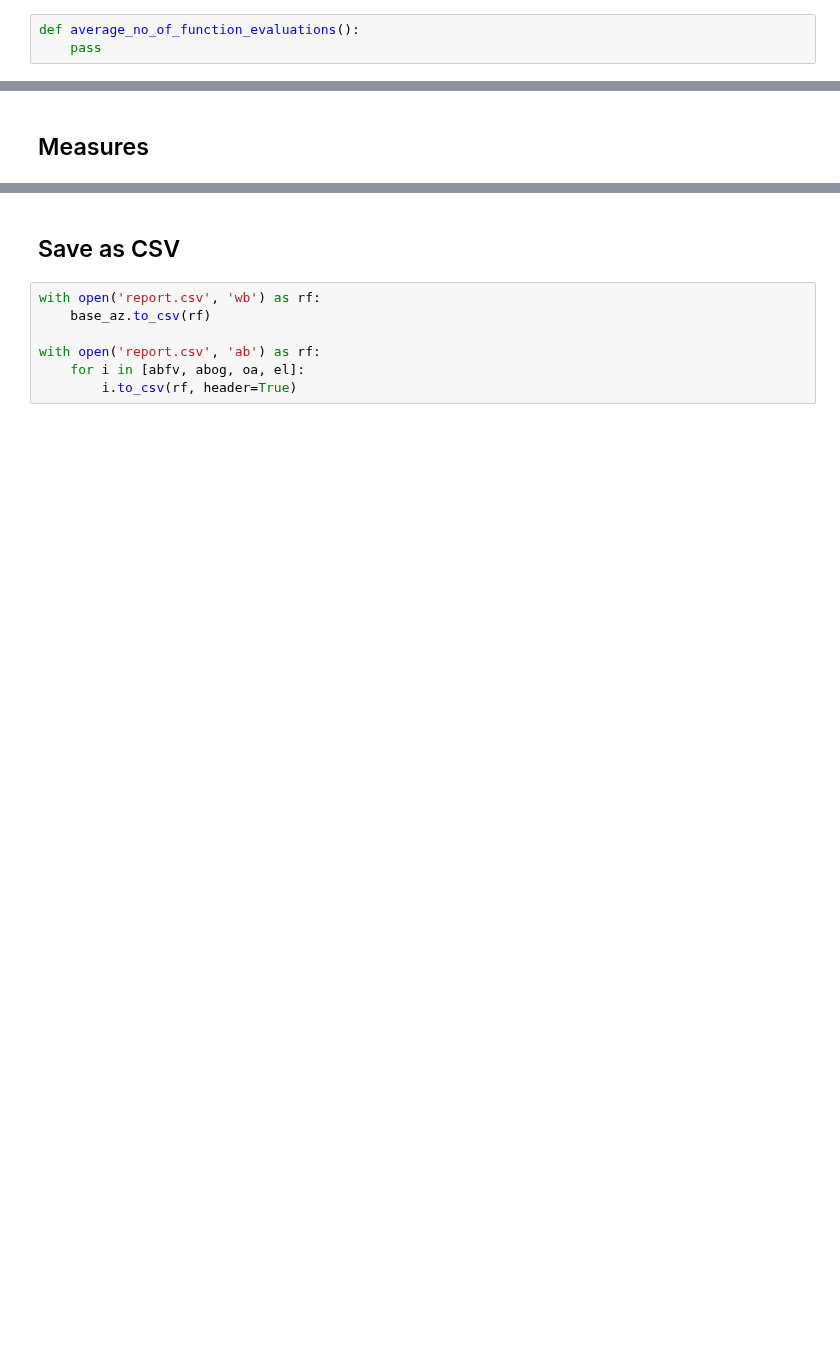
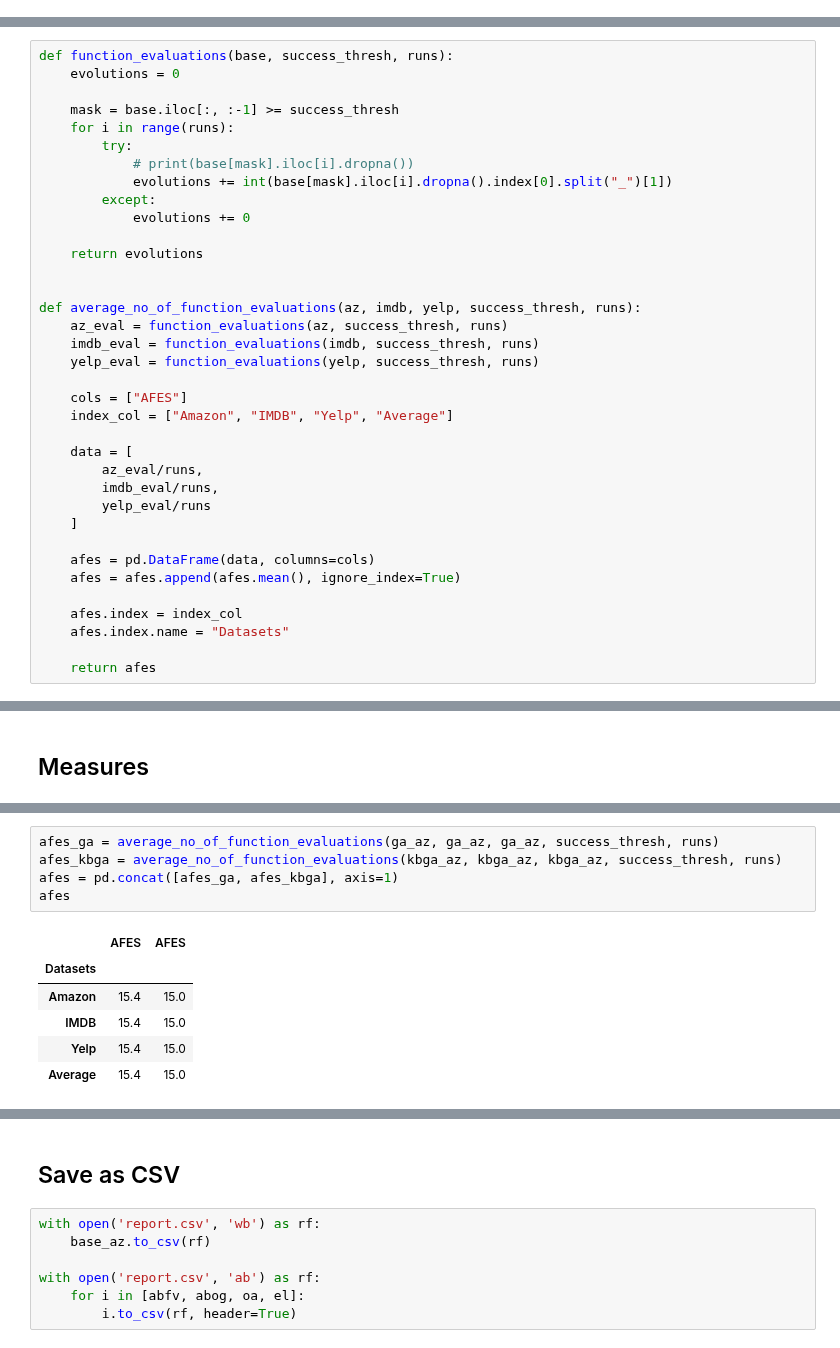
Before and after one commit to devasenan134/GA-SC, a Jupyter notebook: performance_measure/performance_measures.ipynb, the cells around one changed output, grey strips where cells are left out. Saved outputs shown, nothing was run; the diff lists cells and outputs as text; blank space fills up the shorter version.

```diff
--- a/performance_measure/performance_measures.ipynb
+++ b/performance_measure/performance_measures.ipynb
@@ -131,3 +123,0 @@ def probability_of_convergence():
-# %%
-def average_no_of_function_evaluations():
-    pass
@@ -140,0 +154,36 @@ def t_test():
+# %%
+def function_evaluations(base, success_thresh, runs):
+    evolutions = 0
+
+    mask = base.iloc[:, :-1] >= success_thresh
+    for i in range(runs):
+        try:
+            # print(base[mask].iloc[i].dropna())
+            evolutions += int(base[mask].iloc[i].dropna().index[0].split("_")[1])
+        except:
+            evolutions += 0
+
+    return evolutions
+
+
+def average_no_of_function_evaluations(az, imdb, yelp, success_thresh, runs):
+    az_eval = function_evaluations(az, success_thresh, runs)
+    imdb_eval = function_evaluations(imdb, success_thresh, runs)
+    yelp_eval = function_evaluations(yelp, success_thresh, runs)
+
+    cols = ["AFES"]
+    index_col = ["Amazon", "IMDB", "Yelp", "Average"]
+
+    data = [
+        az_eval/runs,
+        imdb_eval/runs,
+        yelp_eval/runs
+    ]
+
+    afes = pd.DataFrame(data, columns=cols)
+    afes = afes.append(afes.mean(), ignore_index=True)
+
+    afes.index = index_col
+    afes.index.name = "Datasets"
+
+    return afes
@@ -194,0 +334,12 @@ el
+# %%
+afes_ga = average_no_of_function_evaluations(ga_az, ga_az, ga_az, success_thresh, runs)
+afes_kbga = average_no_of_function_evaluations(kbga_az, kbga_az, kbga_az, success_thresh, runs)
+afes = pd.concat([afes_ga, afes_kbga], axis=1)
+afes
+# %% [output]
+|  | AFES | AFES |
+| Datasets |  |  |
+| Amazon | 15.4 | 15.0 |
+| IMDB | 15.4 | 15.0 |
+| Yelp | 15.4 | 15.0 |
+| Average | 15.4 | 15.0 |
```
Also changed, not shown: parts of 18 cells of this notebook.
